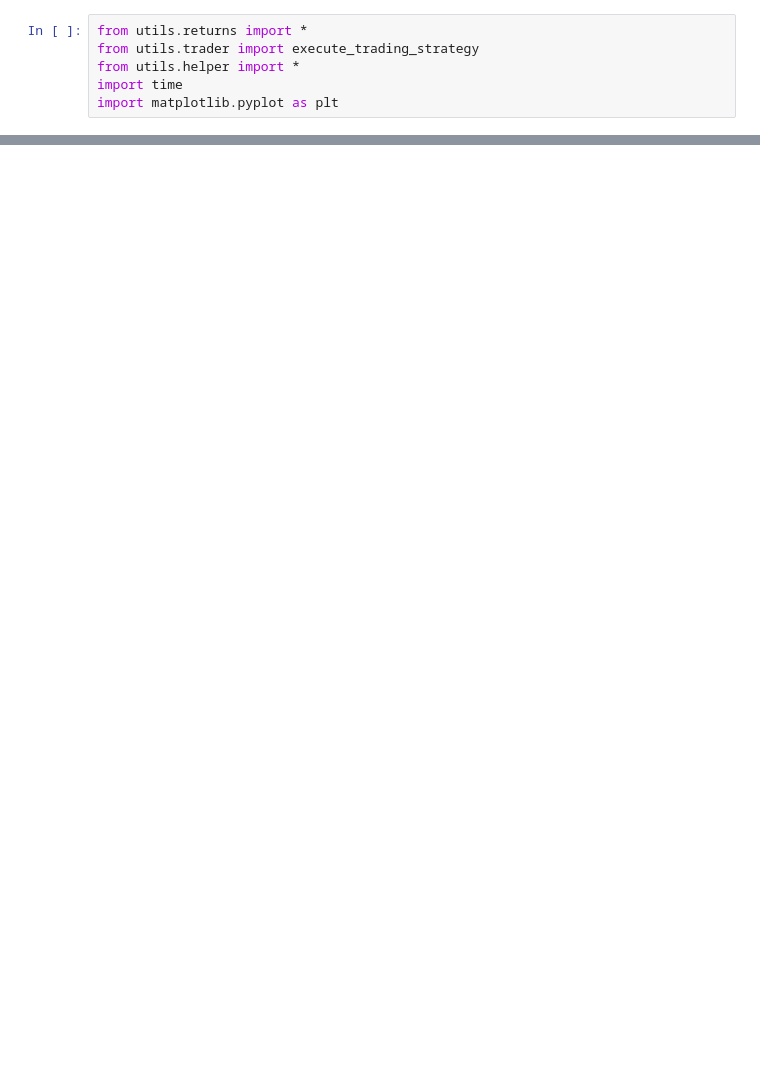
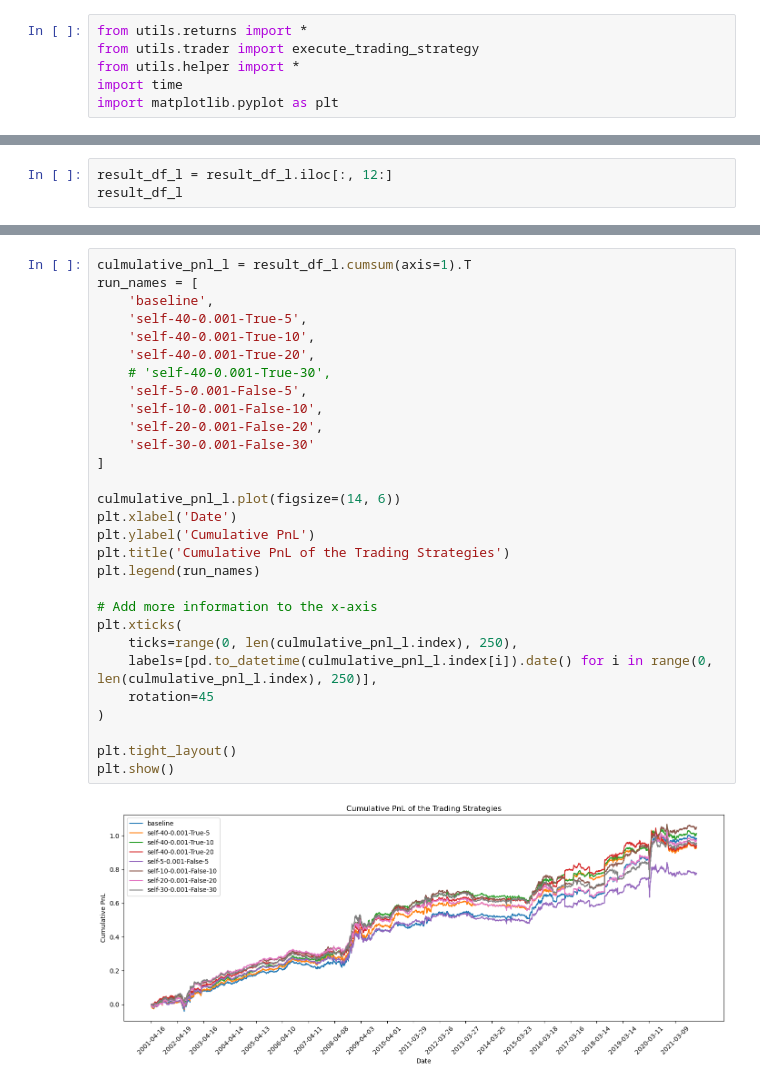
Before and after one commit to khangnguyen275/spectral_clustering_finance, a Jupyter notebook: khang.ipynb, the cells around one changed output, grey strips where cells are left out. Cells and saved outputs as stored; diff of their text form; blank space fills up the shorter version.

```diff
--- a/khang.ipynb
+++ b/khang.ipynb
@@ -104,0 +151,3 @@ plt.show()
+# %%
+result_df_l = result_df_l.iloc[:, 12:]
+result_df_l
@@ -104,0 +165,31 @@ plt.show()
+# %%
+culmulative_pnl_l = result_df_l.cumsum(axis=1).T
+run_names = [
+    'baseline',
+    'self-40-0.001-True-5',
+    'self-40-0.001-True-10',
+    'self-40-0.001-True-20',
+    # 'self-40-0.001-True-30',
+    'self-5-0.001-False-5',
+    'self-10-0.001-False-10',
+    'self-20-0.001-False-20',
+    'self-30-0.001-False-30'
+]
+
+culmulative_pnl_l.plot(figsize=(14, 6))
+plt.xlabel('Date')
+plt.ylabel('Cumulative PnL')
+plt.title('Cumulative PnL of the Trading Strategies')
+plt.legend(run_names)
+
+# Add more information to the x-axis
+plt.xticks(
+    ticks=range(0, len(culmulative_pnl_l.index), 250),
+    labels=[pd.to_datetime(culmulative_pnl_l.index[i]).date() for i in range(0, len(culmulative_pnl_l.index), 250)],
+    rotation=45
+)
+
+plt.tight_layout()
+plt.show()
+# %% [output]
+[figure, added]
```
Also changed, not shown: parts of 11 cells of this notebook, 1 other file.
